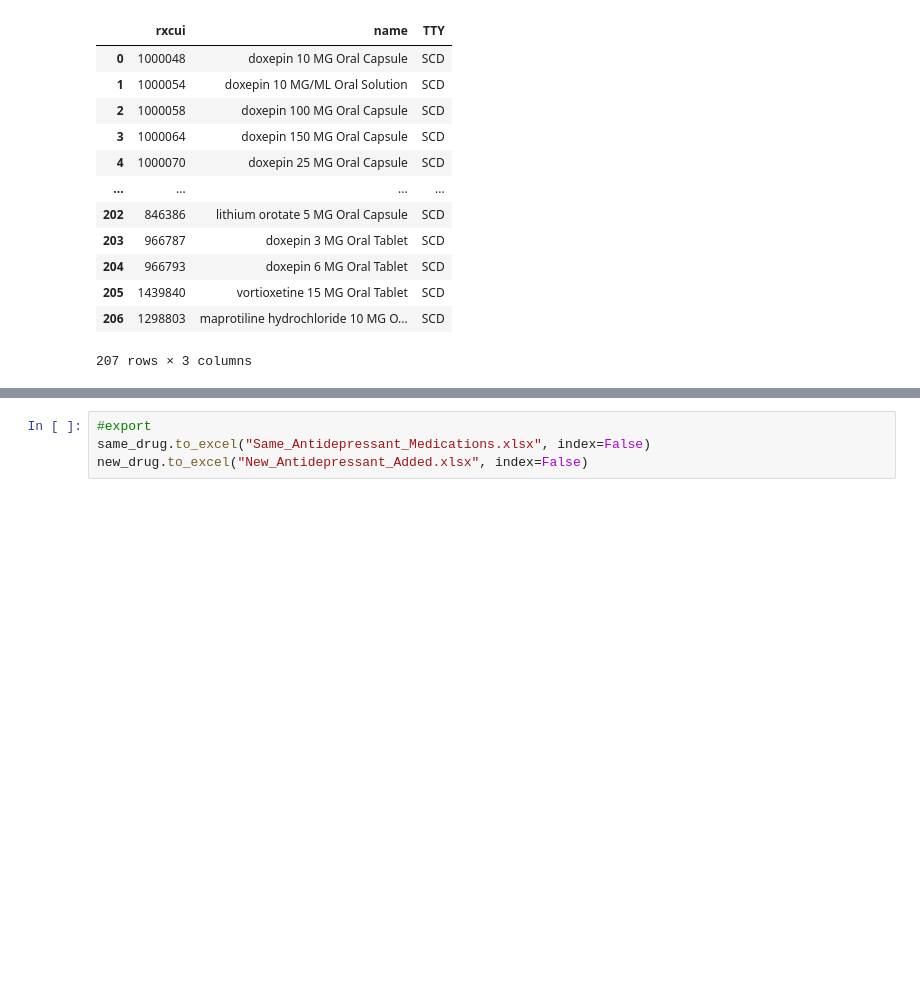
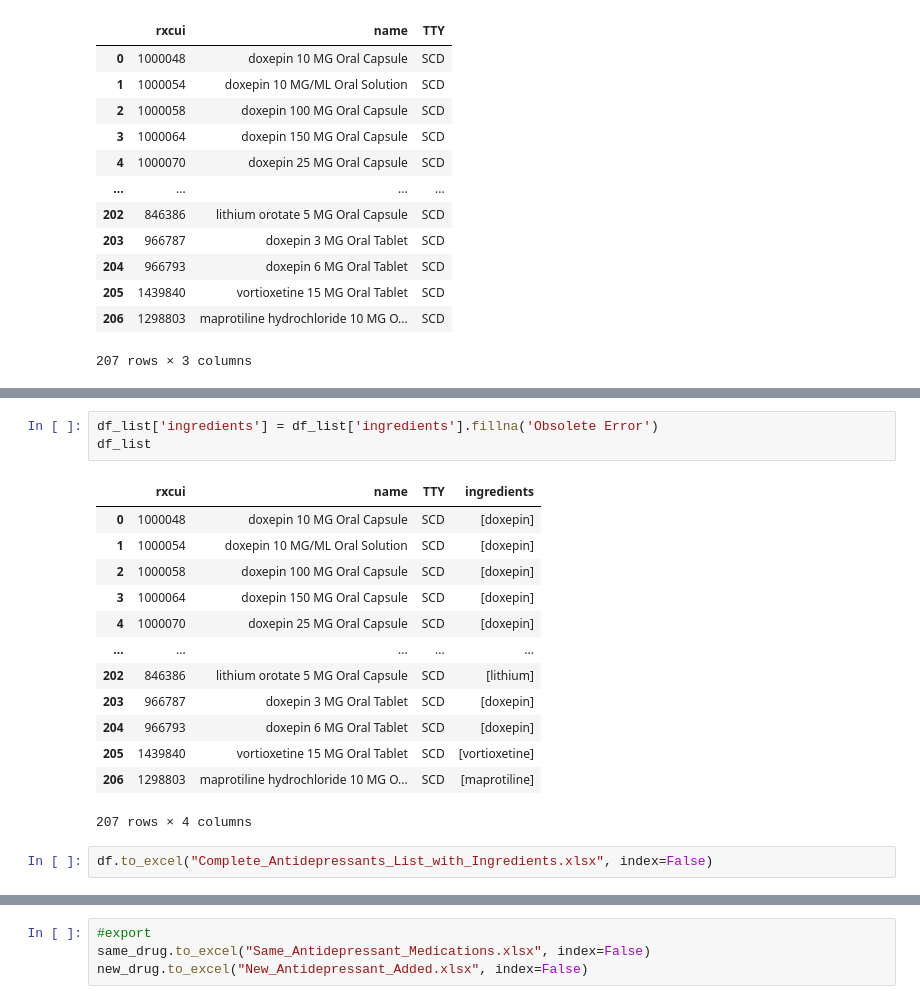
Before and after one commit to danielhmendoza01/Automatic_Code_Sets, a Jupyter notebook: RxNorm/Antidepressant/antidepressant.ipynb, the cells around one changed output, grey strips where cells are left out. Drawn from its saved outputs; the diff is of its cells as text; blank space fills up the shorter version.

```diff
--- a/RxNorm/Antidepressant/antidepressant.ipynb
+++ b/RxNorm/Antidepressant/antidepressant.ipynb
@@ -115,3 +123,22 @@ df_list
+# %%
+df_list['ingredients'] = df_list['ingredients'].fillna('Obsolete Error')
+df_list
+# %% [output]
+|  | rxcui | name | TTY | ingredients |
+| 0 | 1000048 | doxepin 10 MG Oral Capsule | SCD | [doxepin] |
+| 1 | 1000054 | doxepin 10 MG/ML Oral Solution | SCD | [doxepin] |
+| 2 | 1000058 | doxepin 100 MG Oral Capsule | SCD | [doxepin] |
+| 3 | 1000064 | doxepin 150 MG Oral Capsule | SCD | [doxepin] |
+| 4 | 1000070 | doxepin 25 MG Oral Capsule | SCD | [doxepin] |
+| ... | ... | ... | ... | ... |
+| 202 | 846386 | lithium orotate 5 MG Oral Capsule | SCD | [lithium] |
+| 203 | 966787 | doxepin 3 MG Oral Tablet | SCD | [doxepin] |
+| 204 | 966793 | doxepin 6 MG Oral Tablet | SCD | [doxepin] |
+| 205 | 1439840 | vortioxetine 15 MG Oral Tablet | SCD | [vortioxetine] |
+| 206 | 1298803 | maprotiline hydrochloride 10 MG O... | SCD | [maprotiline] |
+207 rows × 4 columns
+# %%
+df.to_excel("Complete_Antidepressants_List_with_Ingredients.xlsx", index=False)
 # %%
 #Identify new drugs found
 same_drug_count = 0
```
Also changed, not shown: parts of 7 cells of this notebook, 28 other files.
